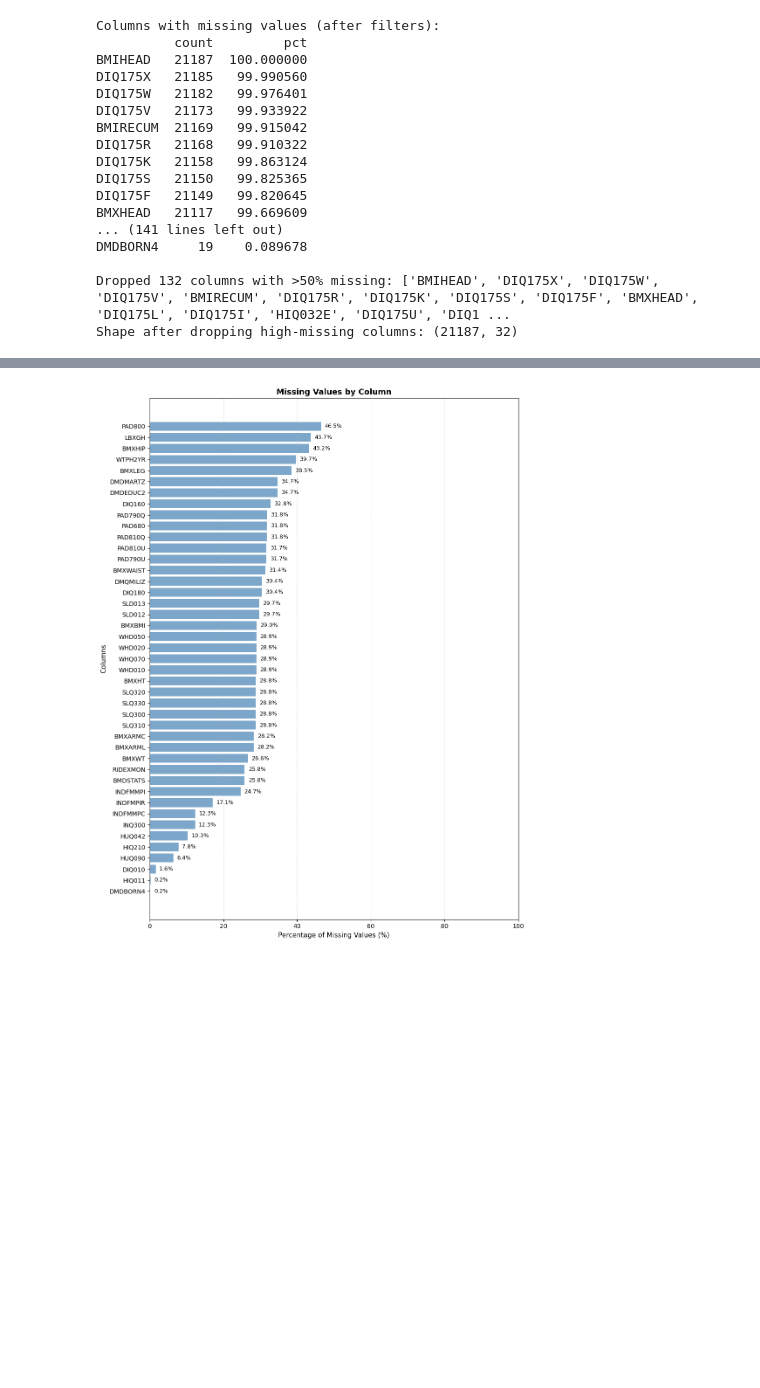
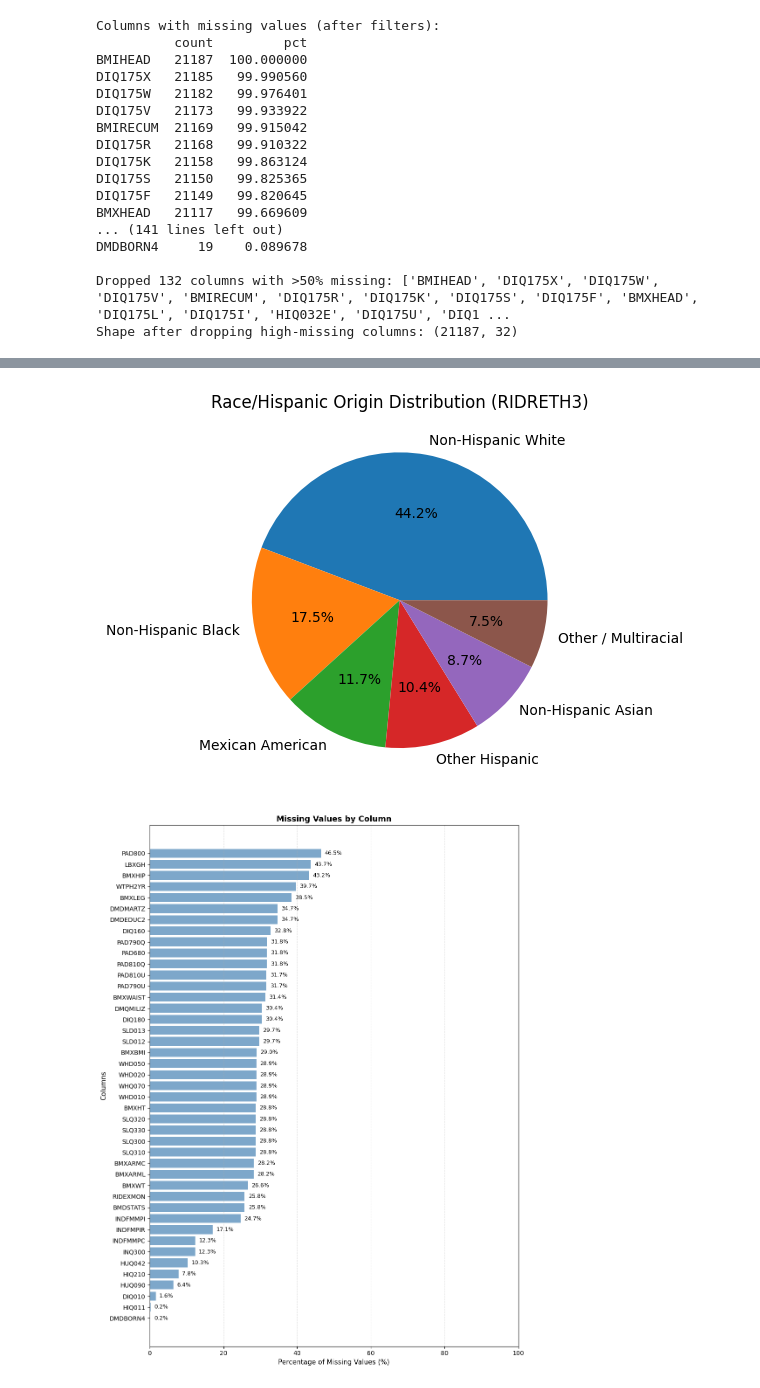
Before and after one commit to unnatiagarwal02/BMI_Applied_project, a Jupyter notebook: Data_understanding_17_18.ipynb, the cells around one changed output, grey strips where cells are left out. Drawn from its saved outputs; the diff is of its cells as text; code cells hidden in the pictures; blank space fills up the shorter version.

```diff
--- a/Data_understanding_17_18.ipynb
+++ b/Data_understanding_17_18.ipynb
@@ -308,3 +348,28 @@ Shape after dropping high-missing columns: (21187, 32)
+# %%
+import matplotlib.pyplot as plt
+
+# Rename categories and plot in one flow
+plt.figure()
+
+(
+    df['RIDRETH3']
+    .map({
+        1: 'Mexican American',
+        2: 'Other Hispanic',
+        3: 'Non-Hispanic White',
+        4: 'Non-Hispanic Black',
+        6: 'Non-Hispanic Asian',
+        7: 'Other / Multiracial'
+    })
+    .value_counts()
+    .plot.pie(autopct='%1.1f%%')
+)
+
+plt.ylabel('')  # removes default y-label
+plt.title('Race/Hispanic Origin Distribution (RIDRETH3)')
+plt.show()
+# %% [output]
+[figure, added]
 # %%
 import matplotlib.pyplot as plt
 import numpy as np
```
Also changed, not shown: parts of 4 cells of this notebook, 3 other files.
